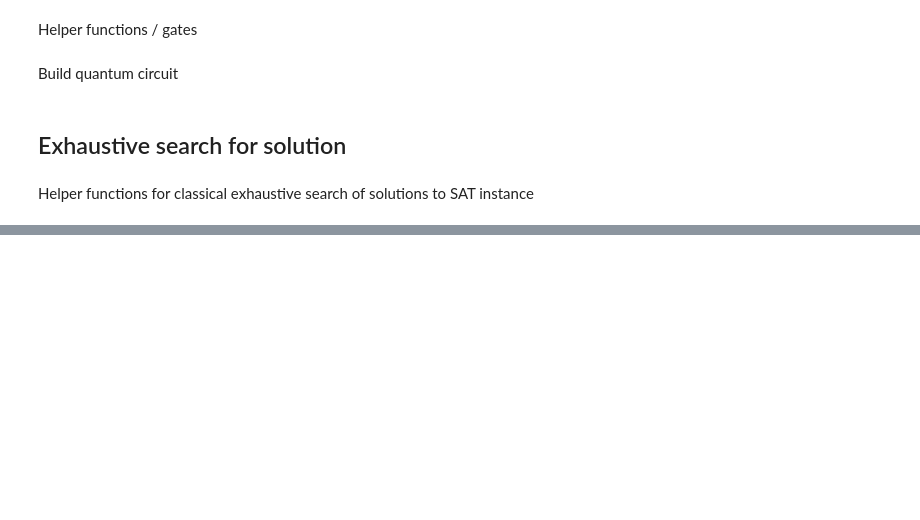
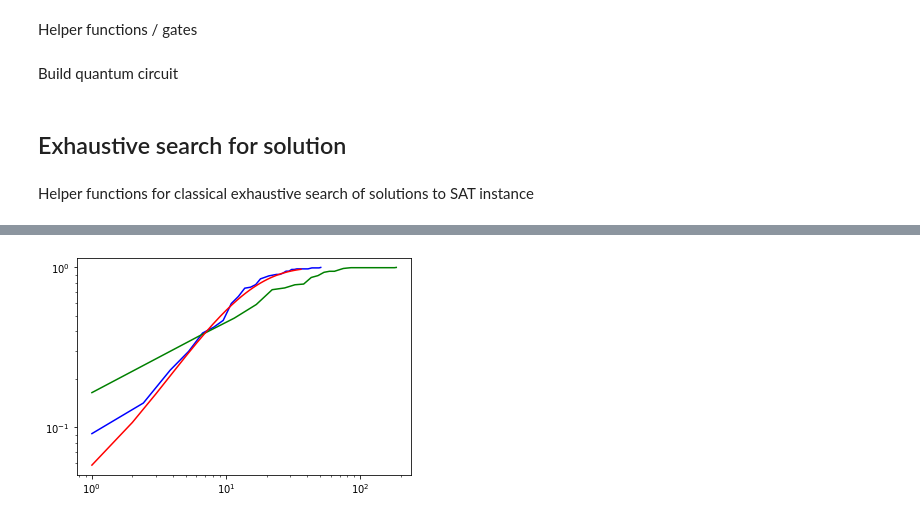
Before and after one commit to ColeLovesSpace/Quantum-3SAT, a Jupyter notebook: DirectCompare/QvsC.ipynb, the cells around one changed output, grey strips where cells are left out. Saved outputs shown, nothing was run; the diff lists cells and outputs as text; code cells hidden in the pictures; blank space fills up the shorter version.

```diff
--- a/DirectCompare/QvsC.ipynb
+++ b/DirectCompare/QvsC.ipynb
@@ -436,0 +477,8 @@ plt.plot(xs, probList, c='red')
+# %%
+plt.plot(base[:-1]+1, cumulative/numIt, c='blue')
+plt.plot(baseS[:-1]+1, cumulativeS/numIt, c='green')
+plt.plot(xs, probList, c='red')
+plt.xscale('log')
+plt.yscale('log')
+# %% [output]
+[figure, added]
```
Also changed, not shown: parts of 19 cells of this notebook, 5 other files.
